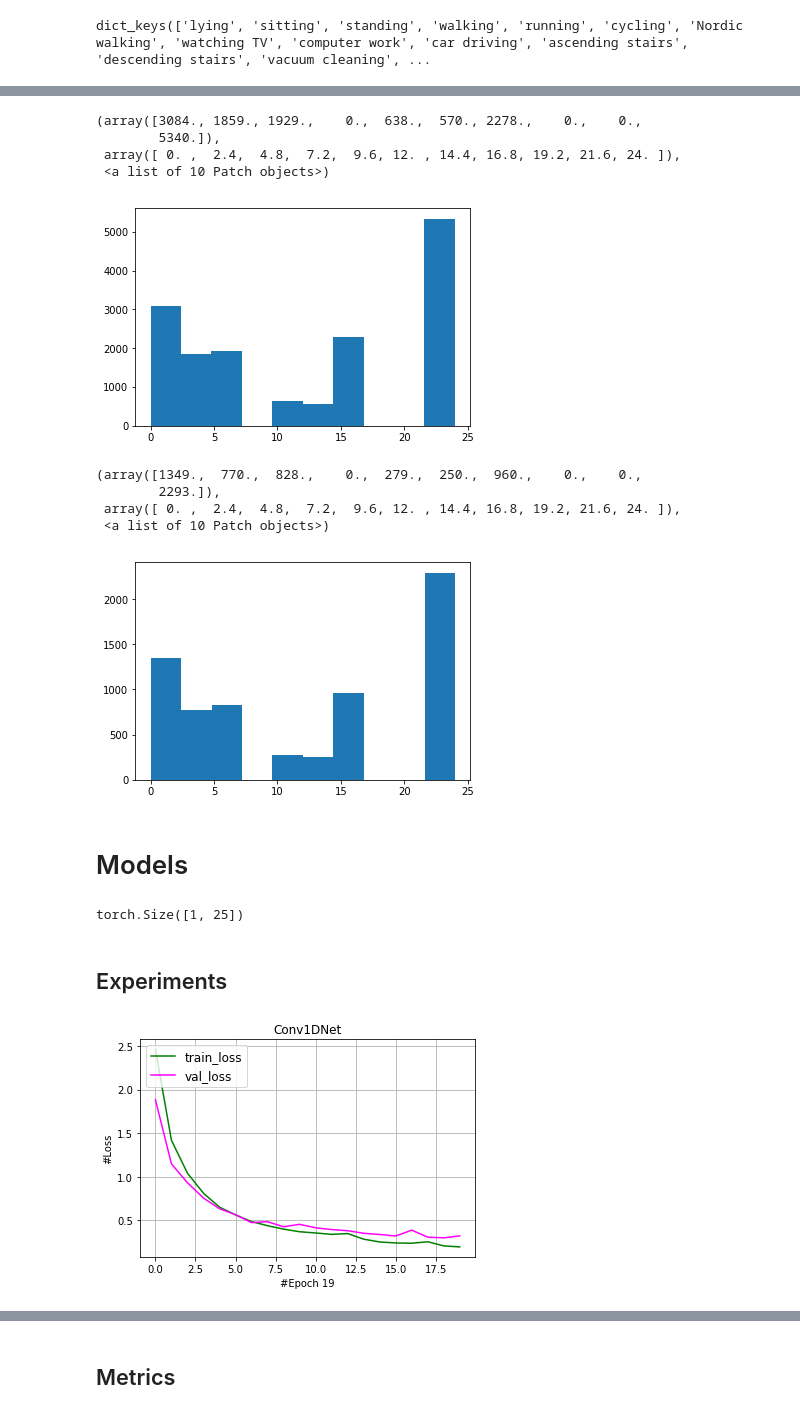
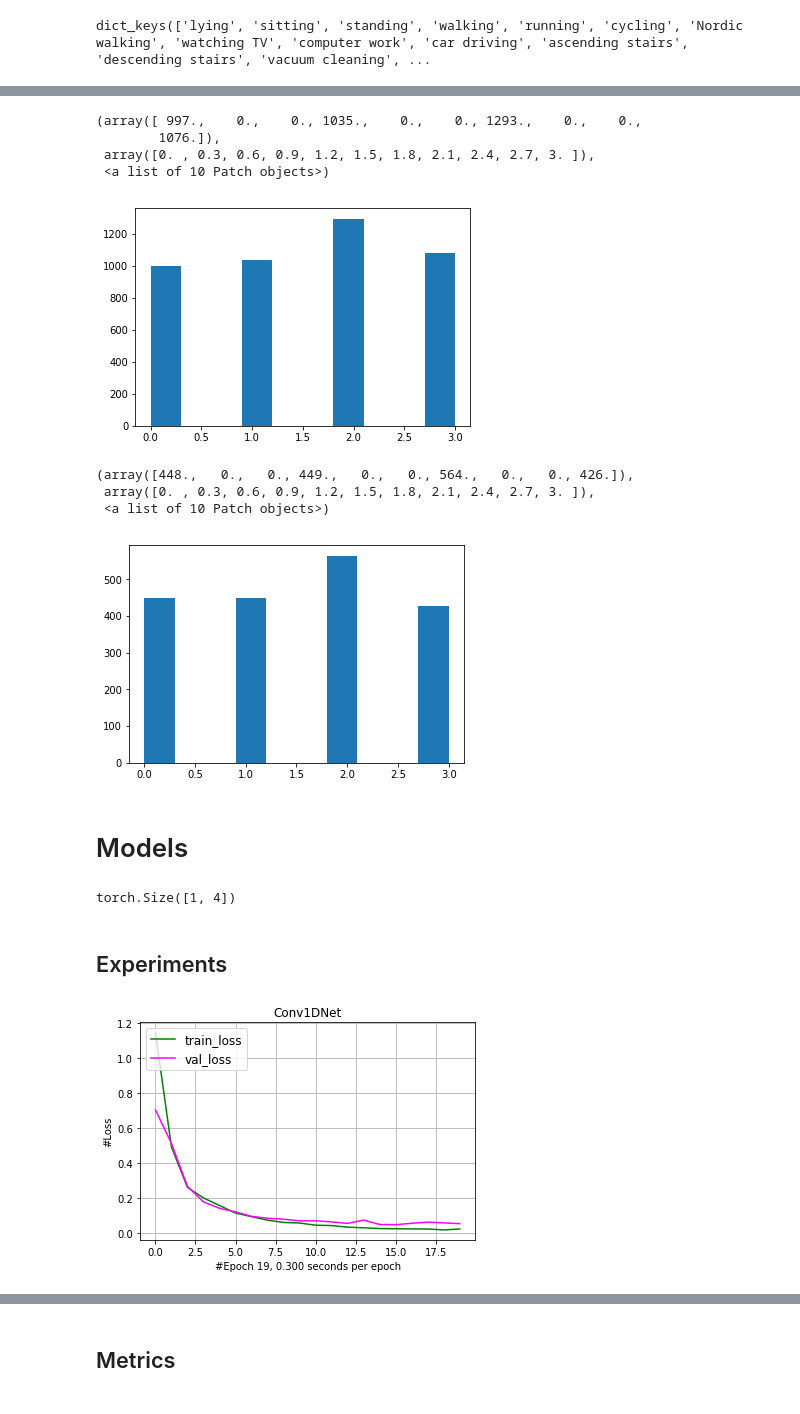
Before and after one commit to gogolgrind/skdl-sensors-har, a Jupyter notebook: pamap2.ipynb, the cells around one changed output, grey strips where cells are left out. Saved outputs shown, nothing was run; the diff lists cells and outputs as text; code cells hidden in the pictures.

```diff
--- a/pamap2.ipynb
+++ b/pamap2.ipynb
@@ -72,11 +71,11 @@ input_channels
 # np.min([len(s) for s in subjects])
 min_len = 93620
 # %%
-demo_mode = False
+demo_mode = True
 # %%
 subjects = []
 n_subjects = len(path2subjets)
-for i in ipb(n_subjects):
+for i in tqdm(range(n_subjects)):
     subject = pd.read_csv(path2subjets[i],header=None,sep=' ')
     subject.columns = pamap_columns()
     if demo_mode:
@@ -122,19 +121,18 @@ val_lb = np.argmax(val_dataset.labels[val_dataset.val_idxs],-1)
 # %%
 plt.hist(train_lb)
 # %% [output]
-(array([3084., 1859., 1929.,    0.,  638.,  570., 2278.,    0.,    0.,
-        5340.]),
- array([ 0. ,  2.4,  4.8,  7.2,  9.6, 12. , 14.4, 16.8, 19.2, 21.6, 24. ]),
+(array([ 997.,    0.,    0., 1035.,    0.,    0., 1293.,    0.,    0.,
+        1076.]),
+ array([0. , 0.3, 0.6, 0.9, 1.2, 1.5, 1.8, 2.1, 2.4, 2.7, 3. ]),
  <a list of 10 Patch objects>)
-[figure, old version]
+[figure, new version]
 # %%
 plt.hist(val_lb)
 # %% [output]
-(array([1349.,  770.,  828.,    0.,  279.,  250.,  960.,    0.,    0.,
-        2293.]),
- array([ 0. ,  2.4,  4.8,  7.2,  9.6, 12. , 14.4, 16.8, 19.2, 21.6, 24. ]),
+(array([448.,   0.,   0., 449.,   0.,   0., 564.,   0.,   0., 426.]),
+ array([0. , 0.3, 0.6, 0.9, 1.2, 1.5, 1.8, 2.1, 2.4, 2.7, 3. ]),
  <a list of 10 Patch objects>)
-[figure, old version]
+[figure, new version]
 # %% [markdown]
 # Models
 # %%
@@ -245,7 +243,7 @@ print(prediction.shape)
 del prediction
 torch.cuda.empty_cache()
 # %% [output]
-torch.Size([1, 25])
+torch.Size([1, 4])
 # %% [markdown]
 ## Experiments
 # %%
@@ -299,7 +297,8 @@ for epoch in range(num_epochs):
     train_acc_fixed = 0
     model.train()
     y_true,y_pred = [],[]
-    for batch in ipb(train_loader):
+    start = time.time()
+    for batch in train_loader:
 
         data,reference = batch
         data = data.transpose(2,1).to(device)
@@ -325,7 +324,7 @@ for epoch in range(num_epochs):
     #model.train(False)
     model.eval()
     y_true,y_pred = [],[]
-    for batch in ipb(val_loader):
+    for batch in val_loader:
         data,reference = batch
         data = data.transpose(2,1).to(device)
         prediction = model(data)
@@ -351,34 +350,35 @@ for epoch in range(num_epochs):
         torch.save(model.state_dict(),sPATH)
         if best_acc > 94:
             print("Early Stopping")
             break
     report['train_loss'].append(train_loss / train_batches)
     report['val_loss'].append(val_loss)
-
+    finish = time.time()
+    time_epoch = finish-start
     display.clear_output(wait=True)
     fig = plt.Figure(figsize=(12,6),facecolor='white')
     plt.plot(report['train_loss'],color='green',label='train_loss')
     plt.plot(report['val_loss'],color='magenta',label='val_loss')
-    plt.xlabel("#Epoch %d" % epoch)
+    plt.xlabel("#Epoch %d, %.3f seconds per epoch" % (epoch,time_epoch))
     plt.ylabel("#Loss")
     plt.title(model.__class__.__name__)
     legend(loc=2, prop={'size': 12})
     plt.grid()
     plt.show()
 
     print("%d\tTraining:" % (epoch))
 
     print("\tLoss:\t%.5f" % (train_loss / train_batches))
     print("\tACC:\t%.5f" % (train_acc))
     print("%d\tValidation:" % (epoch))
     print("\tBEST VAL loss:\t%.5f" % best_loss)
     print("\tLoss:\t%.5f" % val_loss)
     print("\tACC:\t%.5f" % val_acc)
     print('\n')
 
 
     if epoch  % verbose == 0 or epoch == num_epochs - 1:
         pass
 # %% [output]
-[figure, old version]
+[figure, new version]
 19      Training:
```
Also changed, not shown: parts of 9 cells of this notebook, 1 other file.
